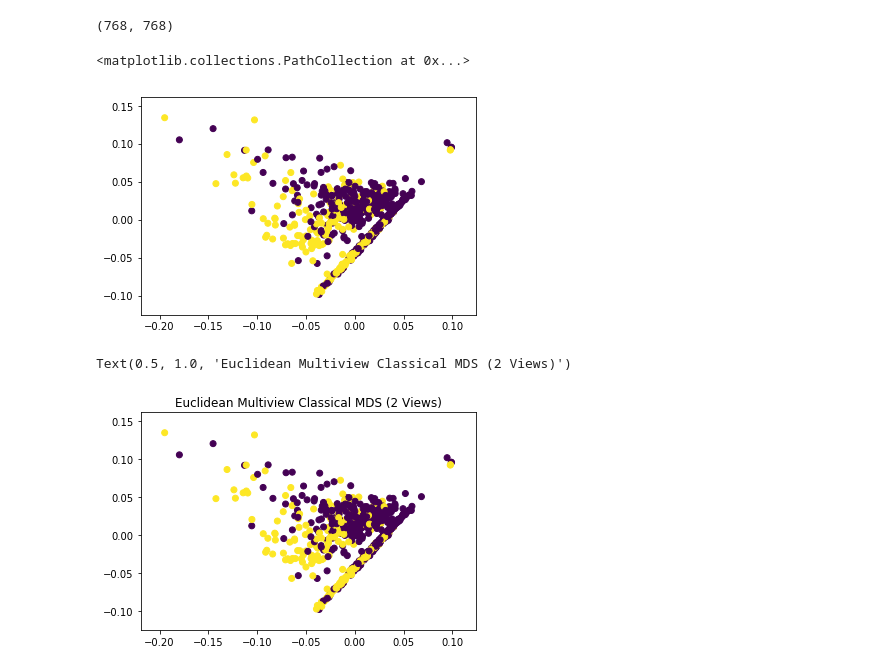
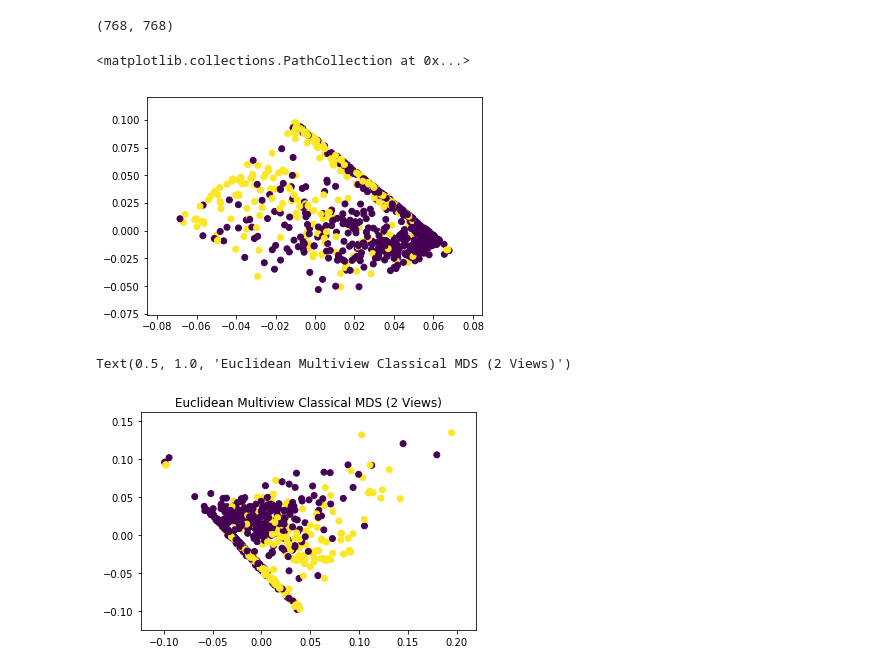
Before and after one commit to cameronfr/mvlearn, a Jupyter notebook: Implementations/MVMDS.ipynb, the cells around one changed output. Drawn from its saved outputs; the diff is of its cells as text; code cells hidden in the pictures.

```diff
--- a/Implementations/MVMDS.ipynb
+++ b/Implementations/MVMDS.ipynb
@@ -33,38 +33,43 @@ Views = [V1,V2]
 
 
 mat = np.ones(shape = (2,len(V1),len(V1)))
+mat_abr = np.ones(shape = (2,len(V1),len(V1)))
 
 for i in range(len(Views)):
     view = euclidean_distances(Views[i])
     view_up = np.power(np.array(view),2)
     rmean = np.mean(view_up,axis = 1)
     cmean = np.mean(view_up,axis = 0)
     mean = np.mean(view_up)
 
     view_up = view_up + mean
     view_up.T[:,] -= rmean[:]
-    view_up = view_up - cmean
+    view_up = -1 * (view_up - cmean)/2
     mat[i] = -view_up/2
 
+    J = np.eye(len(view)) - (1/len(view))*np.ones(view.shape) #centering matrix
+
+    B = -(1/2) * np.matmul(np.matmul(view,view_up),J)   #construct B matrix from the
+    mat_abr[i] = B
 
 
-fit = cpcmv.MVCPC(k = 4).fit_transform(mat)
+fit = cpcmv.MVCPC(k = 4).fit_transform(mat_abr)
 
 components = fit[1]
 
 '''
 The code above references classical MVMDS. This is for euclidean distances.
 It works very well for non-complex differences if there is some sort of linear
-relationship. The cpcmv is inspired by Dr. Trendafilov. This gives us the
-common principal components
+relationship. The cpcmv is inspired by Dr. Trendafilov. This is a step-wise method This gives us the
+common principal components.
 '''
 
 
 
 plt.scatter(components[:,0],components[:,1],c = y)
 # %% [output]
 <matplotlib.collections.PathCollection at 0x...>
-[figure, old version]
+[figure, new version]
 # %%
 #make into a function. Takes in a list of the matrices.
 
@@ -94,8 +107,8 @@ def Classical_MDS(num_views,Views,k_comp):
 # %%
-components = Classical_MDS(2,Views,4)
+components = Classical_MDS(2,Views,4)[0]
 
 plt.scatter(components[:,0],components[:,1],c = y)
 plt.title('Euclidean Multiview Classical MDS (2 Views)')
 # %% [output]
 Text(0.5, 1.0, 'Euclidean Multiview Classical MDS (2 Views)')
-[figure, old version]
+[figure, new version]
```
Also changed, not shown: parts of 1 cell of this notebook.
